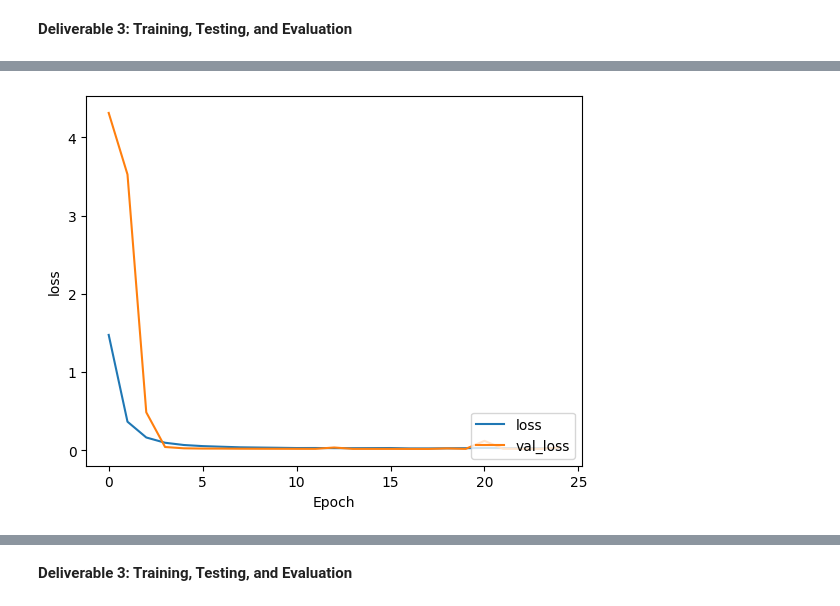
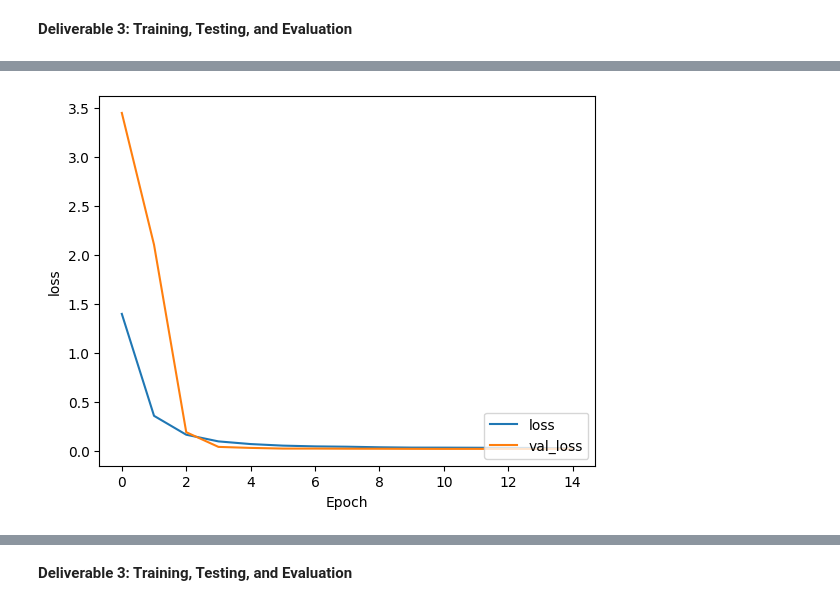
Before and after one commit to fionacampbell3/nlpcv-fiona, a Jupyter notebook: assign.ipynb, the cells around one changed output, grey strips where cells are left out. Saved outputs shown, nothing was run; the diff lists cells and outputs as text; code cells hidden in the pictures.

```diff
--- a/assign.ipynb
+++ b/assign.ipynb
@@ -119,6 +140,6 @@ plt.show()
 # %%
 #vggnet model
-model = tf.keras.Sequential(
+model_vgg = tf.keras.Sequential(
     [
         # first block
         tf.keras.Input(shape=input_shape),
@@ -153,5 +174,5 @@ model = tf.keras.Sequential(
 
     ]
 )
-model.summary()
+model_vgg.summary()
 # %% [output]
@@ -198,11 +219,16 @@ epochs = 15
 
 #Adm = Adam(lr=0.1)
 
-model.compile(
+model_vgg.compile(
     loss='sparse_categorical_crossentropy',
     optimizer=tf.keras.optimizers.Adam(learning_rate=0.001),
     metrics=['accuracy']
 )
+model_base.compile(
+    loss='sparse_categorical_crossentropy',
+    optimizer=tf.keras.optimizers.Adam(learning_rate=0.001),
+    metrics=['accuracy']
+)
 # %%
 early = EarlyStopping(
     monitor="val_loss",
@@ -211,6 +237,6 @@ early = EarlyStopping(
     verbose=1
 )
 # stops training when val loss starts increasing
-history = model.fit(x_train, y_train, batch_size=128, epochs=25, validation_data=(x_val, y_val), callbacks=early)
+history_vgg = model_vgg.fit(x_train, y_train, batch_size=128, epochs=15, validation_data=(x_val, y_val), callbacks=early)
 #baseline model with batch size of 128 and epochs of 100 took 21 mins to run
 # %% [output]
@@ -259,9 +324,9 @@ test_loss, test_acc = model.evaluate(x_test,  y_test, verbose=2)
 # %%
-plt.plot(history.history['loss'], label='loss')
-plt.plot(history.history['val_loss'], label = 'val_loss')
+plt.plot(history_vgg.history['loss'], label='loss')
+plt.plot(history_vgg.history['val_loss'], label = 'val_loss')
 plt.xlabel('Epoch')
 plt.ylabel('loss')
 plt.legend(loc='lower right')
 plt.show()
 # %% [output]
-[figure, old version]
+[figure, new version]
```
Also changed, not shown: parts of 15 cells of this notebook.
